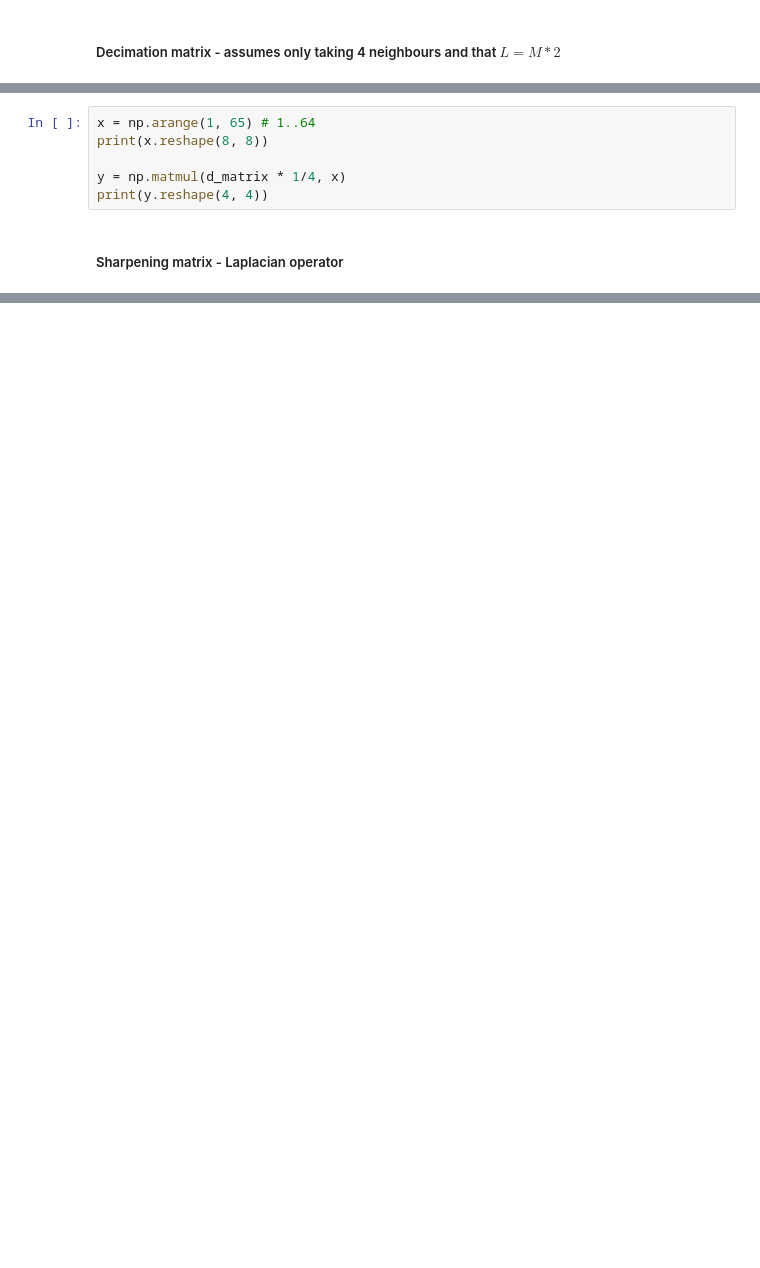
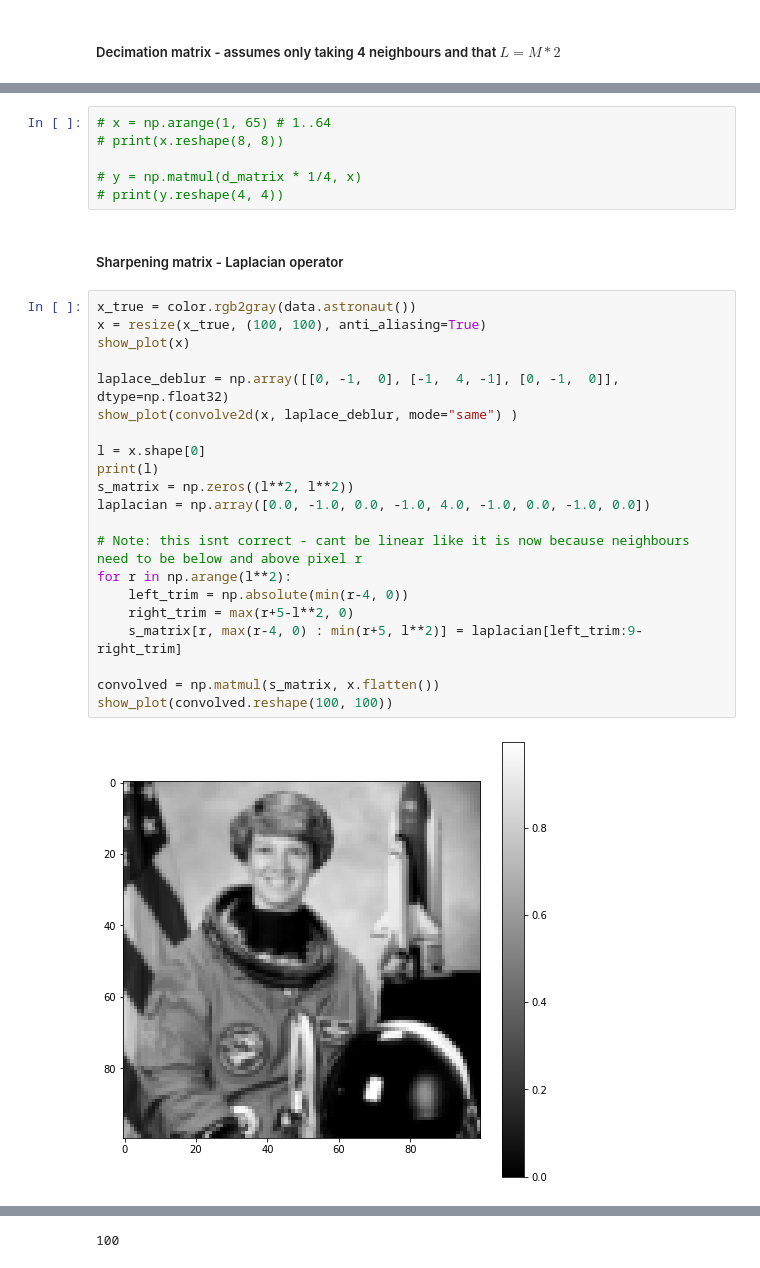
Before and after one commit to adamrcampbell/supy-res-imaging, a Jupyter notebook: notebooks/Matrix Playground.ipynb, the cells around one changed output, grey strips where cells are left out. Drawn from its saved outputs; the diff is of its cells as text; blank space fills up the shorter version.

Commit message:
Work in progress - sharpening matrix

```diff
--- a/notebooks/Matrix Playground.ipynb
+++ b/notebooks/Matrix Playground.ipynb
@@ -32,8 +37,31 @@ for p in np.arange(l//4):
 # %%
-x = np.arange(1, 65) # 1..64
-print(x.reshape(8, 8))
+# x = np.arange(1, 65) # 1..64
+# print(x.reshape(8, 8))
 
-y = np.matmul(d_matrix * 1/4, x)
-print(y.reshape(4, 4))
+# y = np.matmul(d_matrix * 1/4, x)
+# print(y.reshape(4, 4))
 # %% [markdown]
 ##### Sharpening matrix - Laplacian operator
+# %%
+x_true = color.rgb2gray(data.astronaut())
+x = resize(x_true, (100, 100), anti_aliasing=True)
+show_plot(x)
+
+laplace_deblur = np.array([[0, -1,  0], [-1,  4, -1], [0, -1,  0]], dtype=np.float32)
+show_plot(convolve2d(x, laplace_deblur, mode="same") )
+
+l = x.shape[0]
+print(l)
+s_matrix = np.zeros((l**2, l**2))
+laplacian = np.array([0.0, -1.0, 0.0, -1.0, 4.0, -1.0, 0.0, -1.0, 0.0])
+
+# Note: this isnt correct - cant be linear like it is now because neighbours need to be below and above pixel r
+for r in np.arange(l**2):
+    left_trim = np.absolute(min(r-4, 0))
+    right_trim = max(r+5-l**2, 0)
+    s_matrix[r, max(r-4, 0) : min(r+5, l**2)] = laplacian[left_trim:9-right_trim]
+
+convolved = np.matmul(s_matrix, x.flatten())
+show_plot(convolved.reshape(100, 100))
+# %% [output]
+[figure, added]
@@ -39,0 +69 @@ print(y.reshape(4, 4))
+100
```
Also changed, not shown: parts of 3 cells of this notebook, 2 other files.
